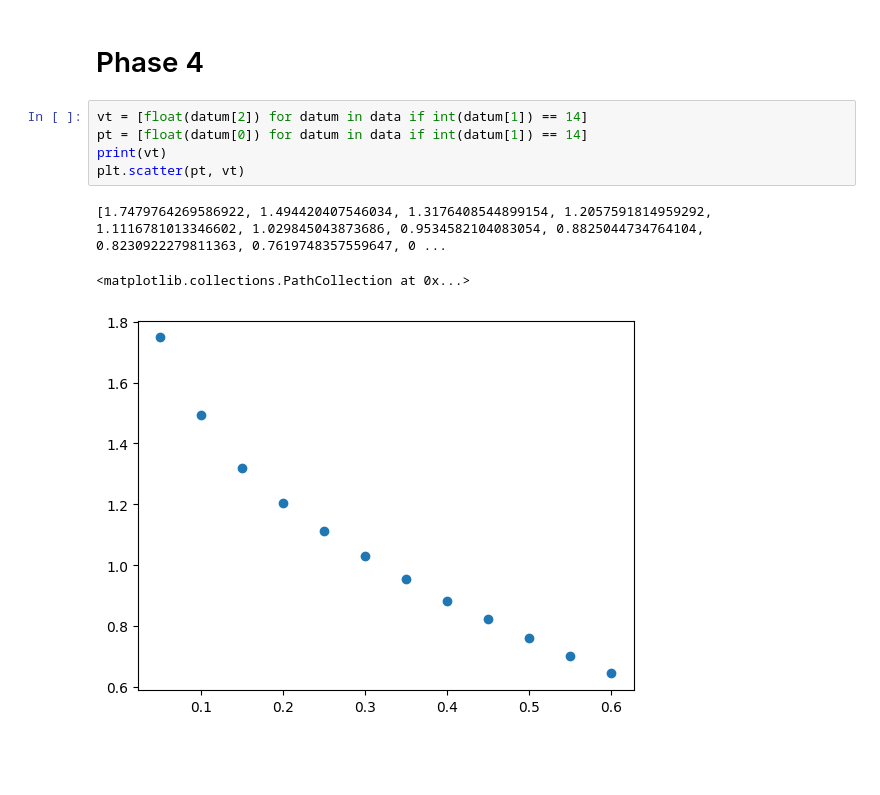
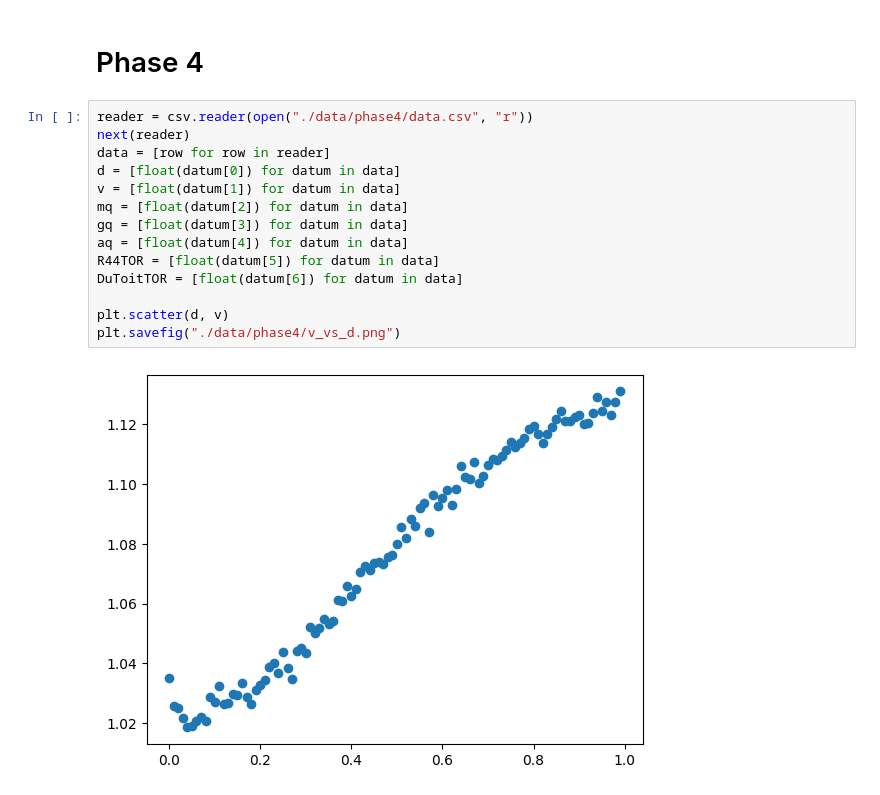
Before and after one commit to theFroodyOne/Physics344Assignment6, a Jupyter notebook: dataAnalysis.ipynb, the cells around one changed output. Cells and saved outputs as stored; diff of their text form; blank space fills up the shorter version.

Commit message:
Phase 4 analysis

```diff
--- a/dataAnalysis.ipynb
+++ b/dataAnalysis.ipynb
@@ -100,12 +100,19 @@ plt.savefig("./data/phase3/queue_lengths_vs_t_p=" + str(currentp) + ".png")
 [figure]
 # %% [markdown]
 # Phase 4
-# %%
-vt = [float(datum[2]) for datum in data if int(datum[1]) == 14]
-pt = [float(datum[0]) for datum in data if int(datum[1]) == 14]
-print(vt)
-plt.scatter(pt, vt)
-# %% [output]
-[1.7479764269586922, 1.494420407546034, 1.3176408544899154, 1.2057591814959292, 1.1116781013346602, 1.029845043873686, 0.9534582104083054, 0.8825044734764104, 0.8230922279811363, 0.7619748357559647, 0 ...
-<matplotlib.collections.PathCollection at 0x...>
-[figure, removed]
+# %%
+reader = csv.reader(open("./data/phase4/data.csv", "r"))
+next(reader)
+data = [row for row in reader]
+d = [float(datum[0]) for datum in data]
+v = [float(datum[1]) for datum in data]
+mq = [float(datum[2]) for datum in data]
+gq = [float(datum[3]) for datum in data]
+aq = [float(datum[4]) for datum in data]
+R44TOR = [float(datum[5]) for datum in data]
+DuToitTOR = [float(datum[6]) for datum in data]
+
+plt.scatter(d, v)
+plt.savefig("./data/phase4/v_vs_d.png")
+# %% [output]
+[figure, added]
```
Also changed, not shown: parts of 2 cells of this notebook, 6 other files.
